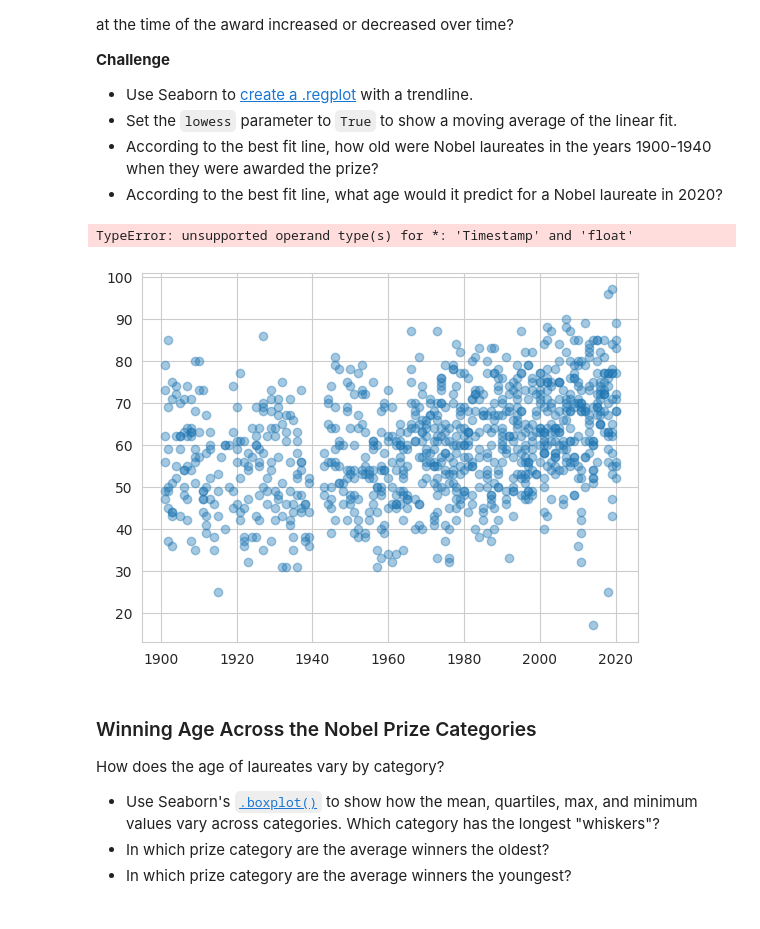
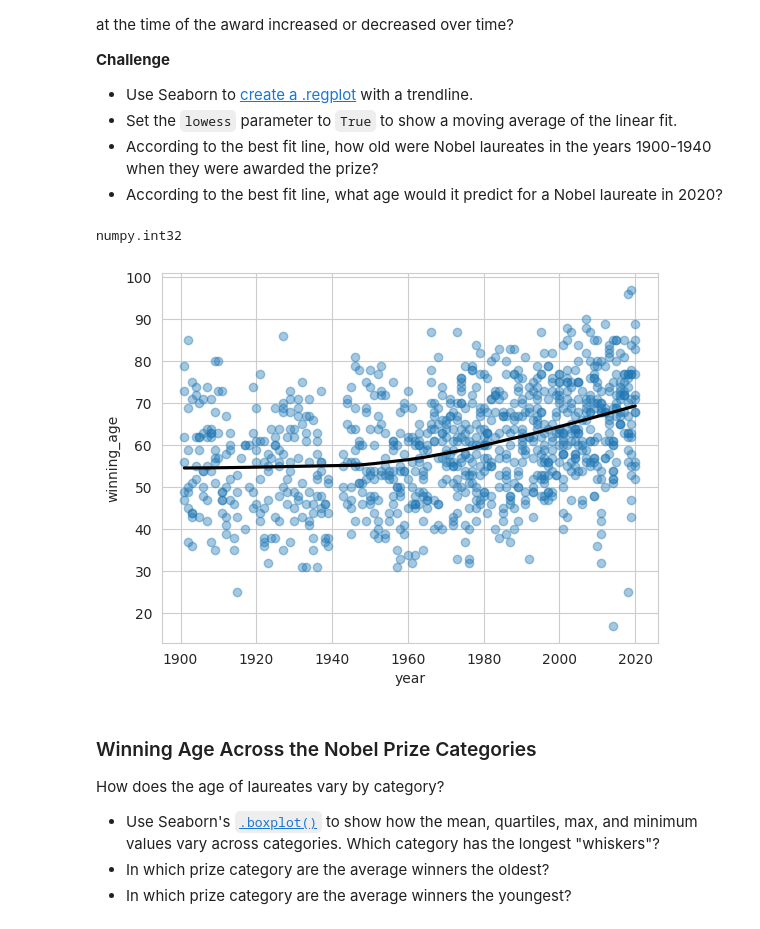
Before and after one commit to DamiTheCraftyPythonista/Data-Analysis-example-project-Nobel-Price, a Jupyter notebook: Nobel_Prize_Analysis_(start).ipynb, the cells around one changed output. Cells and saved outputs as stored; diff of their text form; code cells hidden in the pictures.

```diff
--- a/Nobel_Prize_Analysis_(start).ipynb
+++ b/Nobel_Prize_Analysis_(start).ipynb
@@ -818,15 +818,20 @@ Are Nobel laureates being nominated later in life than before? Have the ages of
 * Set the `lowess` parameter to `True` to show a moving average of the linear fit.
 * According to the best fit line, how old were Nobel laureates in the years 1900-1940 when they were awarded the prize?
 * According to the best fit line, what age would it predict for a Nobel laureate in 2020?
+# %%
+df_data_ages2 = df_data_ages
+df_data_ages2.year = df_data_ages2['year'] = pd.to_datetime(df_data_ages2['year']).dt.year
+# %% [output]
+numpy.int32
 # %%
-df_data_ages.sort_values('year', ascending=True)
 with sns.axes_style("whitegrid"):
-  sns.regplot(df_data, x='year', y='winning_age', lowess=True,
+  sns.regplot(df_data_ages2, x='year',
+                y='winning_age',
+                lowess=True,
                 scatter_kws = {'alpha': 0.4},
                 line_kws={'color': 'black'})
 # %% [output]
-TypeError: unsupported operand type(s) for *: 'Timestamp' and 'float'
-[figure, old version]
+[figure, new version]
 # %% [markdown]
 ### Winning Age Across the Nobel Prize Categories
 
```
Also changed, not shown: parts of 3 cells of this notebook.
